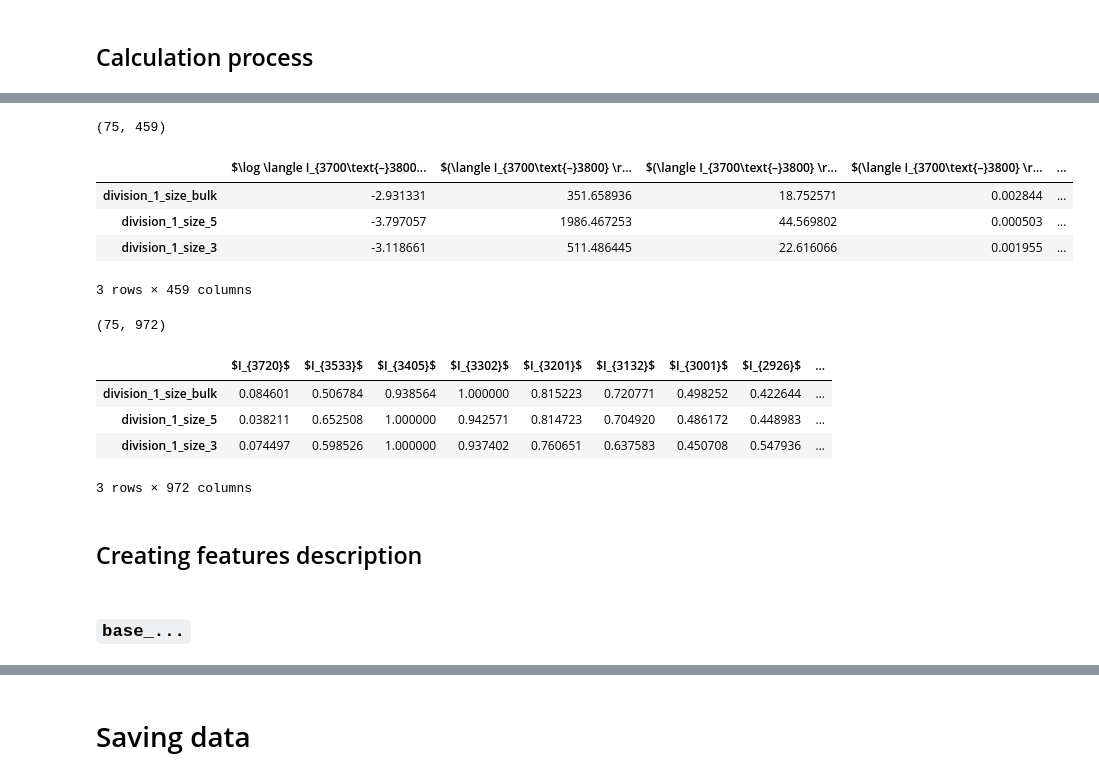
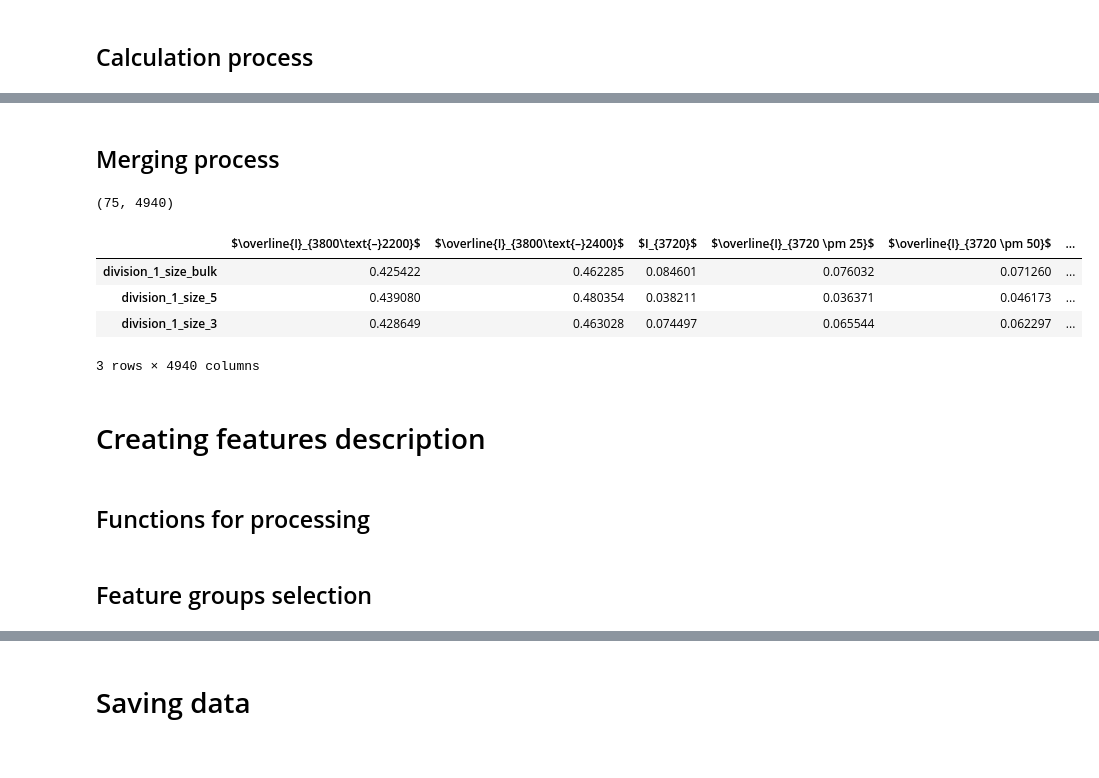
Before and after one commit to Fltvv/go-ftir-sfa, a Jupyter notebook: code/03b_feature_engineering.ipynb, the cells around one changed output, grey strips where cells are left out. Cells and saved outputs as stored; diff of their text form; code cells hidden in the pictures.

```diff
--- a/code/03b_feature_engineering.ipynb
+++ b/code/03b_feature_engineering.ipynb
@@ -121,26 +116,24 @@ engineered_features_peaks_df.head(3)
-# %%
-engineered_features_intervals_df = generate_transformed_features(features_df, features_intervals)
-
-print(engineered_features_intervals_df.shape)
-engineered_features_intervals_df.head(3)
-# %% [output]
-(75, 459)
-|  | $\log \langle I_{3700\text{–}3800... | $(\langle I_{3700\text{–}3800} \r... | $(\langle I_{3700\text{–}3800} \r... | $(\langle I_{3700\text{–}3800} \r... | ... |
-| division_1_size_bulk | -2.931331 | 351.658936 | 18.752571 | 0.002844 | ... |
-| division_1_size_5 | -3.797057 | 1986.467253 | 44.569802 | 0.000503 | ... |
-| division_1_size_3 | -3.118661 | 511.486445 | 22.616066 | 0.001955 | ... |
-3 rows × 459 columns
-# %%
-all_features_df = pd.concat([features_df, engineered_features_peaks_df, engineered_features_intervals_df], axis=1)
-
-print(all_features_df.shape)
-all_features_df.head(3)
-# %% [output]
-(75, 972)
-|  | $I_{3720}$ | $I_{3533}$ | $I_{3405}$ | $I_{3302}$ | $I_{3201}$ | $I_{3132}$ | $I_{3001}$ | $I_{2926}$ | ... |
-| division_1_size_bulk | 0.084601 | 0.506784 | 0.938564 | 1.000000 | 0.815223 | 0.720771 | 0.498252 | 0.422644 | ... |
-| division_1_size_5 | 0.038211 | 0.652508 | 1.000000 | 0.942571 | 0.814723 | 0.704920 | 0.486172 | 0.448983 | ... |
-| division_1_size_3 | 0.074497 | 0.598526 | 1.000000 | 0.937402 | 0.760651 | 0.637583 | 0.450708 | 0.547936 | ... |
-3 rows × 972 columns
+# %% [markdown]
+## Merging process
+# %%
+features_df = pd.merge(
+    left=initial_features_df,
+    right=engineered_features_df,
+    how='inner',
+    left_index=True,
+    right_index=True
+)
+
+print(features_df.shape)
+features_df.head(3)
+# %% [output]
+(75, 4940)
+|  | $\overline{I}_{3800\text{–}2200}$ | $\overline{I}_{3800\text{–}2400}$ | $I_{3720}$ | $\overline{I}_{3720 \pm 25}$ | $\overline{I}_{3720 \pm 50}$ | ... |
+| division_1_size_bulk | 0.425422 | 0.462285 | 0.084601 | 0.076032 | 0.071260 | ... |
+| division_1_size_5 | 0.439080 | 0.480354 | 0.038211 | 0.036371 | 0.046173 | ... |
+| division_1_size_3 | 0.428649 | 0.463028 | 0.074497 | 0.065544 | 0.062297 | ... |
+3 rows × 4940 columns
 # %% [markdown]
-## Creating features description
+# Creating features description
+# %% [markdown]
+## Functions for processing
@@ -147,2 +181,2 @@ all_features_df.head(3)
 # %% [markdown]
-### `base_...`
+## Feature groups selection
```
Also changed, not shown: parts of 20 cells of this notebook, 4 other files.
